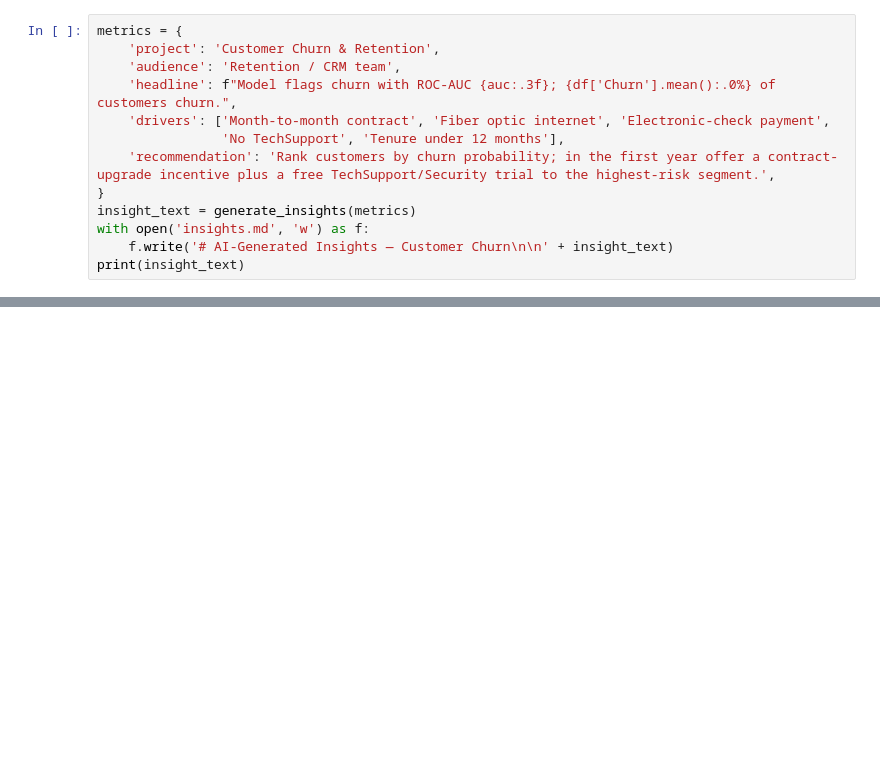
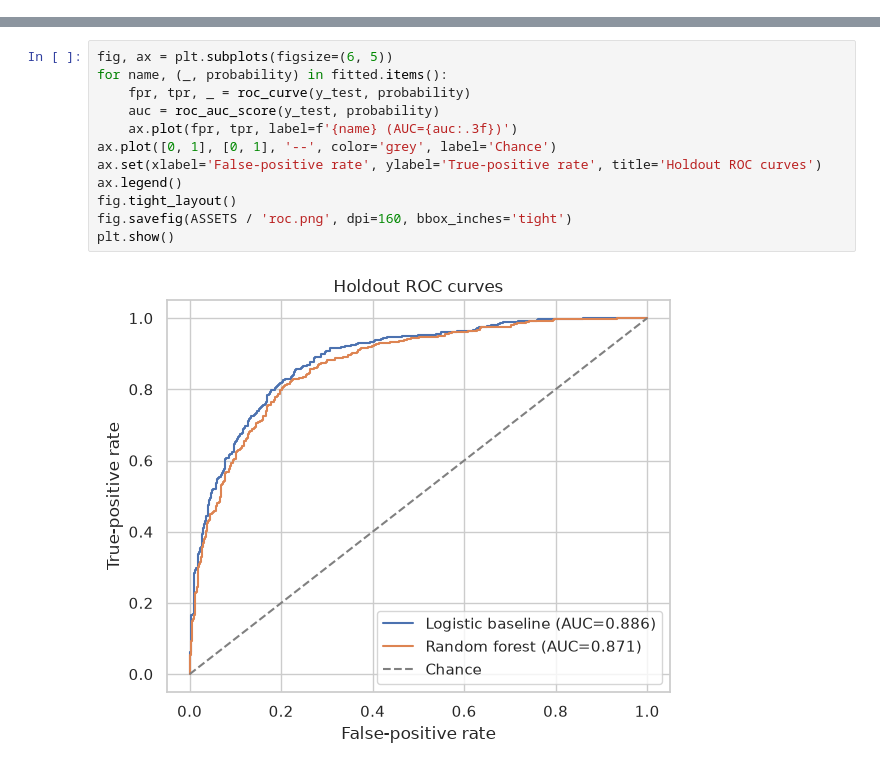
Before and after one commit to sarusarvesh993-cyber/data-analyst-ai-portfolio, a Jupyter notebook: 01-customer-churn/analysis.ipynb, the cells around one changed output, grey strips where cells are left out. Saved outputs shown, nothing was run; the diff lists cells and outputs as text; blank space fills up the shorter version.

```diff
--- a/01-customer-churn/analysis.ipynb
+++ b/01-customer-churn/analysis.ipynb
@@ -142,13 +83,0 @@ An LLM turns the numbers into a stakeholder brief. With `HF_TOKEN` set it calls
-# %%
-metrics = {
-    'project': 'Customer Churn & Retention',
-    'audience': 'Retention / CRM team',
-    'headline': f"Model flags churn with ROC-AUC {auc:.3f}; {df['Churn'].mean():.0%} of customers churn.",
-    'drivers': ['Month-to-month contract', 'Fiber optic internet', 'Electronic-check payment',
-                'No TechSupport', 'Tenure under 12 months'],
-    'recommendation': 'Rank customers by churn probability; in the first year offer a contract-upgrade incentive plus a free TechSupport/Security trial to the highest-risk segment.',
-}
-insight_text = generate_insights(metrics)
-with open('insights.md', 'w') as f:
-    f.write('# AI-Generated Insights — Customer Churn\n\n' + insight_text)
-print(insight_text)
@@ -178,0 +132,14 @@ This project shows the full analyst loop: a business question, a reproducible da
+# %%
+fig, ax = plt.subplots(figsize=(6, 5))
+for name, (_, probability) in fitted.items():
+    fpr, tpr, _ = roc_curve(y_test, probability)
+    auc = roc_auc_score(y_test, probability)
+    ax.plot(fpr, tpr, label=f'{name} (AUC={auc:.3f})')
+ax.plot([0, 1], [0, 1], '--', color='grey', label='Chance')
+ax.set(xlabel='False-positive rate', ylabel='True-positive rate', title='Holdout ROC curves')
+ax.legend()
+fig.tight_layout()
+fig.savefig(ASSETS / 'roc.png', dpi=160, bbox_inches='tight')
+plt.show()
+# %% [output]
+[figure, added]
```
Also changed, not shown: parts of 27 cells of this notebook, 28 other files.
